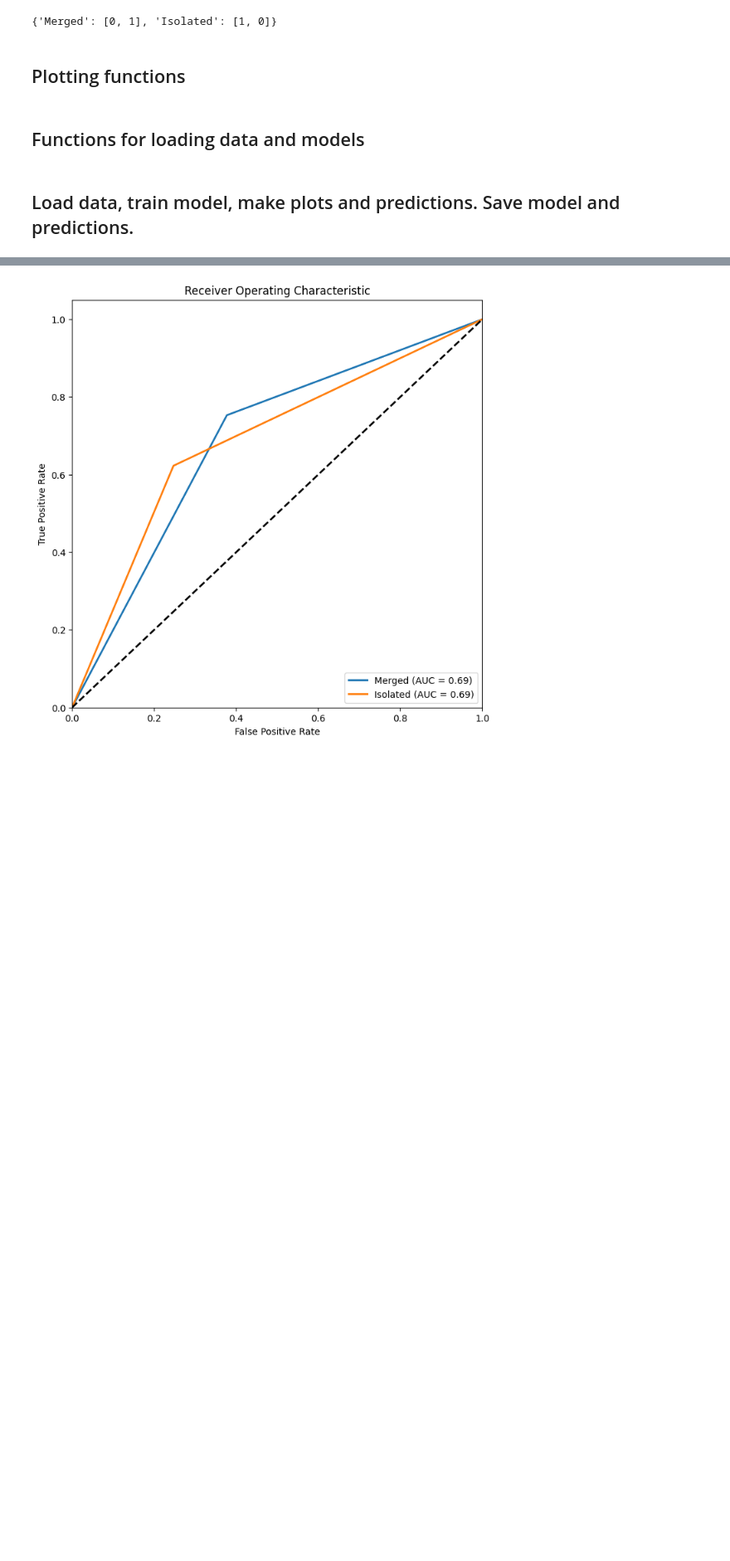
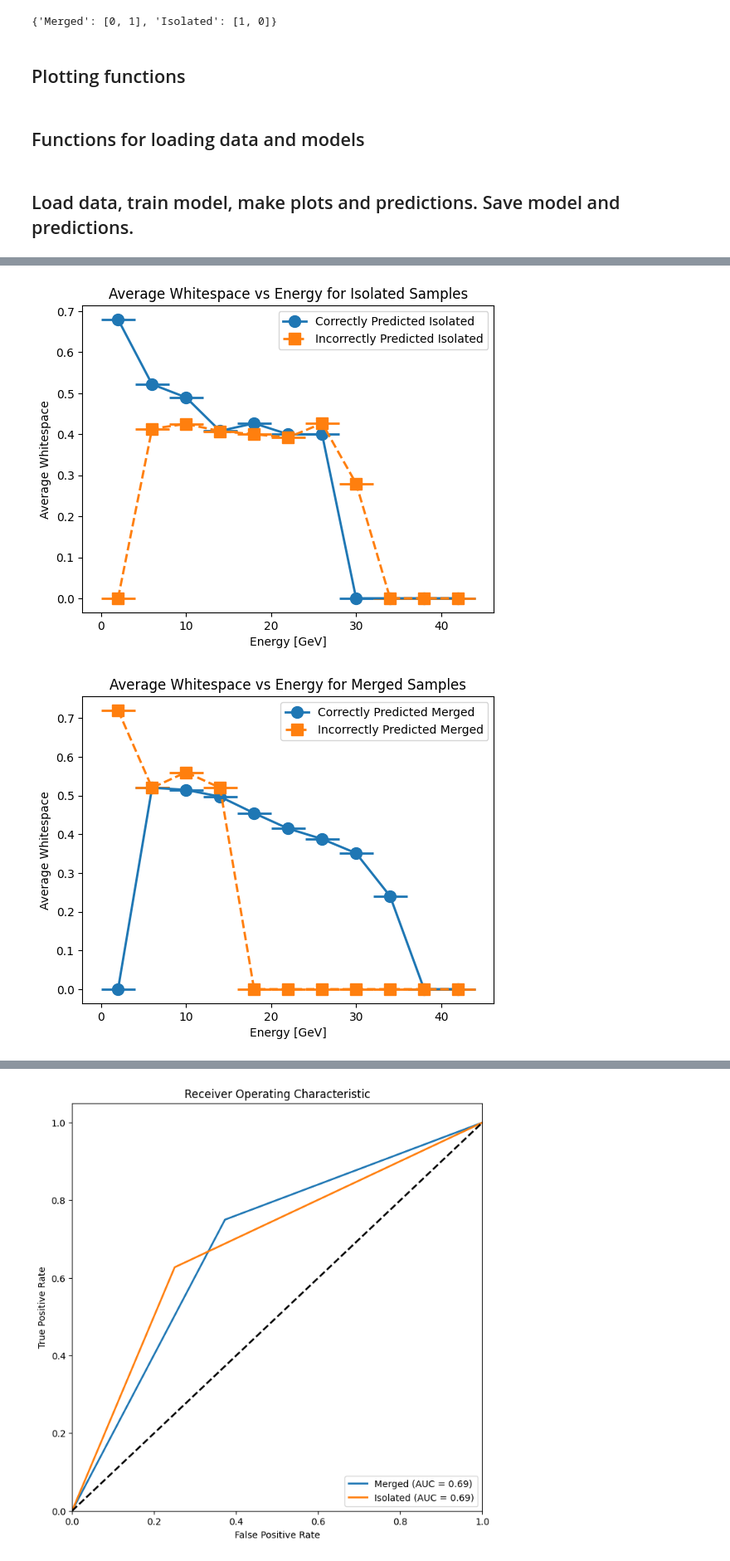
Before and after one commit to johnm100/Undergrad-Research, a Jupyter notebook: Working/model.ipynb, the cells around one changed output, grey strips where cells are left out. Shown at 83% size. Drawn from its saved outputs; the diff is of its cells as text; code cells hidden in the pictures; blank space fills up the shorter version.

```diff
--- a/Working/model.ipynb
+++ b/Working/model.ipynb
@@ -593,3 +593,64 @@ plt.show()
+# %%
+import numpy as np
+import matplotlib.pyplot as plt
+
+def calculate_whitespace(image):
+    # Calculate the whitespace in an image
+    non_empty_pixels = np.sum(image > 0)
+    total_pixels = np.prod(image.shape)
+    whitespace_ratio = 1.0 - (non_empty_pixels / total_pixels)
+    return whitespace_ratio
+
+def calculate_whitespace_stats(E_cluster, Engery_bins, pred_state, true_state, class_type, x_test_img):
+    whitespace_correct = []
+    whitespace_incorrect = []
+
+    for i in range(len(Engery_bins)-1):
+        whitespace_correct_per_bin = []
+        whitespace_incorrect_per_bin = []
+
+        for j in range(len(E_cluster)):
+            if E_cluster[j] > Engery_bins[i] and E_cluster[j] < Engery_bins[i+1]:
+                if pred_state[j] == true_state[j]:
+                    if true_state[j] == class_type:
+                        whitespace_correct_per_bin.append(calculate_whitespace(x_test_img[j]))
+                elif true_state[j] == class_type:
+                    whitespace_incorrect_per_bin.append(calculate_whitespace(x_test_img[j]))
+
+        if len(whitespace_correct_per_bin) > 0:
+            whitespace_correct.append(np.mean(whitespace_correct_per_bin))
+        else:
+            whitespace_correct.append(0)
+
+        if len(whitespace_incorrect_per_bin) > 0:
+            whitespace_incorrect.append(np.mean(whitespace_incorrect_per_bin))
+        else:
+            whitespace_incorrect.append(0)
+
+    return whitespace_correct, whitespace_incorrect
+
+def plot_whitespace_vs_energy(E_cluster, Engery_bins, whitespace_correct, whitespace_incorrect, class_type):
+    Engery_bin_centers = [(Engery_bins[i] + Engery_bins[i+1])/2 for i in range(len(Engery_bins)-1)]
+    Energy_bin_width = Engery_bins[1] - Engery_bins[0]
+    energy_bin_errors = [Energy_bin_width/2 for i in range(len(Engery_bin_centers))]
+
+    plt.errorbar(Engery_bin_centers, whitespace_correct, xerr=energy_bin_errors, fmt='o', label='Correctly Predicted ' + class_type, linewidth=2, linestyle='-', markersize=10)
+    plt.errorbar(Engery_bin_centers, whitespace_incorrect, xerr=energy_bin_errors, fmt='s', label='Incorrectly Predicted ' + class_type, linewidth=2, linestyle='--', markersize=10)
+    plt.xlabel('Energy [GeV]')
+    plt.ylabel('Average Whitespace')
+    plt.title('Average Whitespace vs Energy for ' + class_type + ' Samples')
+    plt.legend()
+    plt.show()
+
+
+whitespace_correct_iso, whitespace_incorrect_iso = calculate_whitespace_stats(E_cluster, Engery_bins, pred_state, true_state, 'Isolated', x_test_img)
+whitespace_correct_mer, whitespace_incorrect_mer = calculate_whitespace_stats(E_cluster, Engery_bins, pred_state, true_state, 'Merged', x_test_img)
+
+plot_whitespace_vs_energy(E_cluster, Engery_bins, whitespace_correct_iso, whitespace_incorrect_iso, 'Isolated')
+plot_whitespace_vs_energy(E_cluster, Engery_bins, whitespace_correct_mer, whitespace_incorrect_mer, 'Merged')
+# %% [output]
+[figure, added]
+[figure, added]
 # %%
 #Print wrong guesses
 
```
Also changed, not shown: parts of 10 cells of this notebook.
